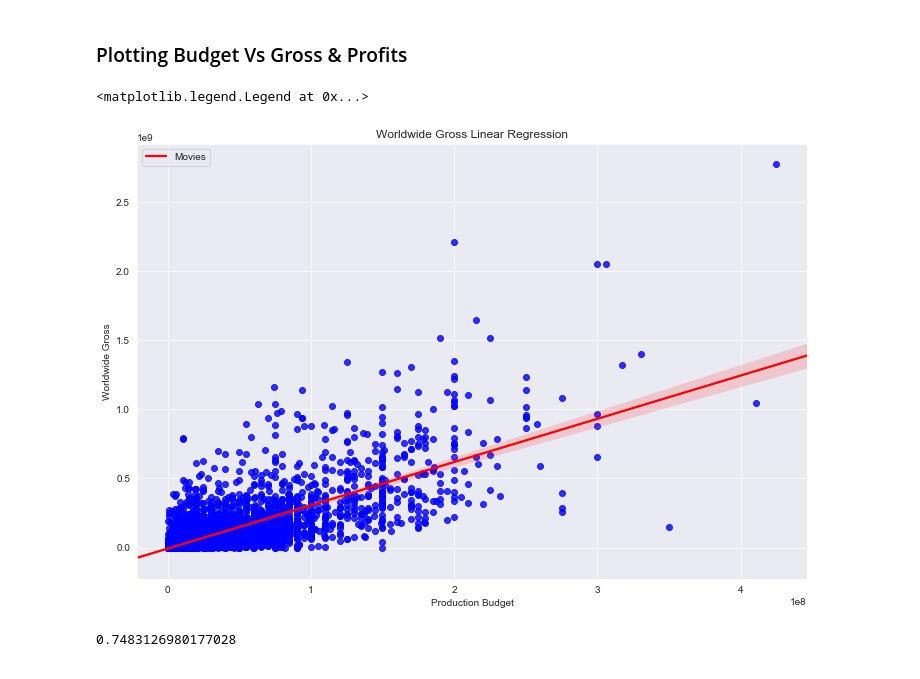
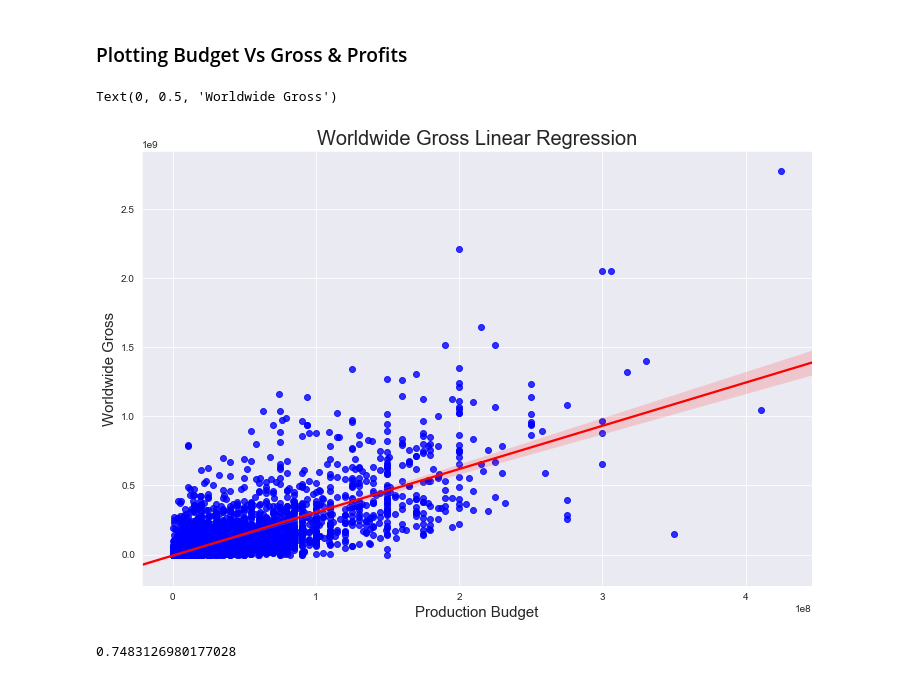
Before and after one commit to joshblumer/dsc-mod-1-project-v2-1-online-ds-sp-000, a Jupyter notebook: student.ipynb, the cells around one changed output. Saved outputs shown, nothing was run; the diff lists cells and outputs as text; code cells hidden in the pictures.

```diff
--- a/student.ipynb
+++ b/student.ipynb
@@ -268,16 +274,15 @@ memory usage: 451.6+ KB
 # %%
 # Plot linear regression between production budget and worldwide gross for whole data set
 
 f, ax = plt.subplots(figsize=(12,8))
 sns.set_style('darkgrid')
 sns.regplot(x = 'production_budget', y = 'worldwide_gross', data = df2, scatter_kws = {'color': 'b'}, line_kws = {'color':'red'})
-plt.title('Worldwide Gross Linear Regression')
-plt.xlabel('Production Budget')
-plt.ylabel('Worldwide Gross')
-plt.legend(['Movies'])
+plt.title('Worldwide Gross Linear Regression', fontsize = 20)
+plt.xlabel('Production Budget', fontsize = 15)
+plt.ylabel('Worldwide Gross', fontsize = 15)
 # %% [output]
-<matplotlib.legend.Legend at 0x...>
+Text(0, 0.5, 'Worldwide Gross')
-[figure, old version]
+[figure, new version]
 # %%
 # Calculate correlation between production budget and worldwide gross for whole data set
 
```
Also changed, not shown: parts of 21 cells of this notebook.
